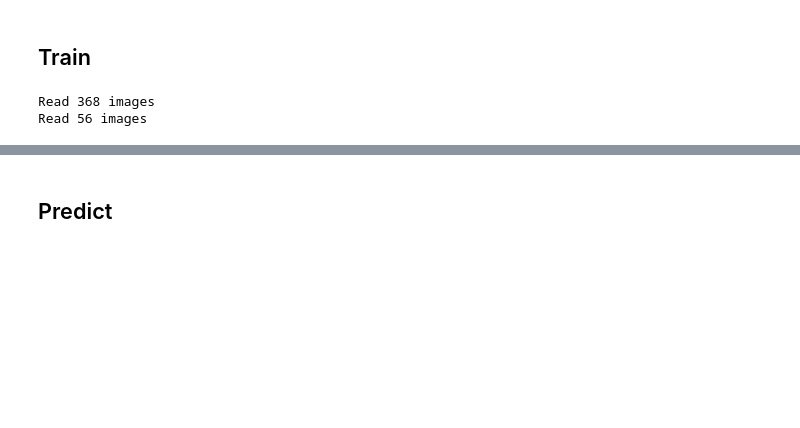
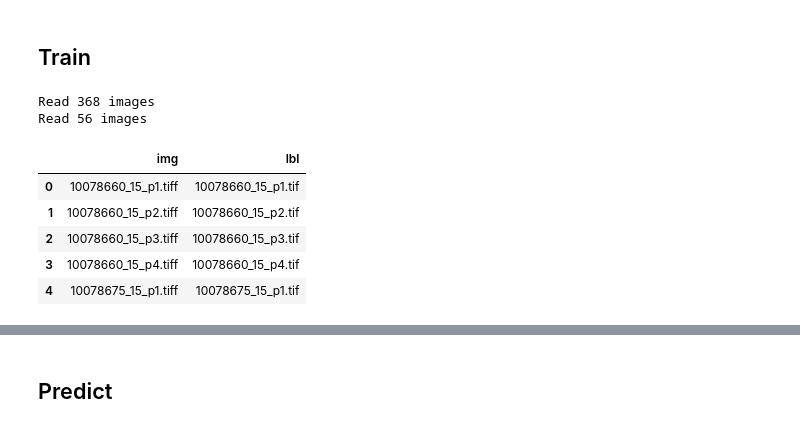
Before and after one commit to Ryanna-github/road-extraction, a Jupyter notebook: 2021-01-14_model_UNet.ipynb, the cells around one changed output, grey strips where cells are left out. Cells and saved outputs as stored; diff of their text form; code cells hidden in the pictures; blank space fills up the shorter version.

```diff
--- a/2021-01-14_model_UNet.ipynb
+++ b/2021-01-14_model_UNet.ipynb
@@ -29,20 +27,21 @@ from torch.utils.data import DataLoader, random_split
 # %% [markdown]
 # U-Net
 # %%
-EPOCH_NUM = 1
-BATCH_SIZE = 2
+EPOCH_NUM = 100
+BATCH_SIZE = 4
 LR = 0.001
 INPUT_SIZE = 512 # 输入网络的大小而非图片大小
 OUTPUT_SIZE = 324
 
-root_path = 'D://Data/massachusetts-roads-dataset/'
-# root_path = '/home/renyan/ossdata/massachusetts-roads-dataset/'
+# root_path = 'D://Data/massachusetts-roads-dataset/'
+root_path = '/home/renyan/ossdata/massachusetts-roads-dataset/'
 road_path = root_path + "tiff_select_parts/"
 
 DIR_CHECKPOINT = 'checkpoints/'
 
 classes = ['background', 'road']
 colormap = [[0 , 0, 0], [255, 255, 255]]
+device = torch.device("cuda" if torch.cuda.is_available() else "cpu")
 # %%
 class DoubleConv(nn.Module):
     # 输入输出的 feature map 个数可以控制
@@ -146,4 +145,5 @@ class UNet(nn.Module):
 # summary(tnet, (3, 512, 512))
 # %%
-img = cv2.imread('D:/Data/massachusetts-roads-dataset/tiff_select_parts/train/10078660_15_p1.tiff')
-label = cv2.imread('D:/Data/massachusetts-roads-dataset/tiff_select_parts/train_labels/10078660_15_p1.tif')
+img = cv2.imread(road_path + 'train/10078660_15_p1.tiff')
+label = cv2.imread(road_path + 'train_labels/10078660_15_p1.tif')
+img.shape, label.shape
@@ -422,6 +416,18 @@ val_dataset = RoadDataset(road_path, False, INPUT_SIZE, OUTPUT_SIZE)
 # %% [output]
 Read 368 images
 Read 56 images
+# %%
+# check
+import pandas as pd
+pd.DataFrame({"img": [t.split("/")[-1] for t in train_dataset.data_list],
+              "lbl": [t.split("/")[-1] for t in train_dataset.label_list]}).head()
+# %% [output]
+|  | img | lbl |
+| 0 | 10078660_15_p1.tiff | 10078660_15_p1.tif |
+| 1 | 10078660_15_p2.tiff | 10078660_15_p2.tif |
+| 2 | 10078660_15_p3.tiff | 10078660_15_p3.tif |
+| 3 | 10078660_15_p4.tiff | 10078660_15_p4.tif |
+| 4 | 10078675_15_p1.tiff | 10078675_15_p1.tif |
 # %%
 train_net(net, device, train_dataset, val_dataset)
 # %% [output]
```
Also changed, not shown: parts of 12 cells of this notebook, 4 other files.
